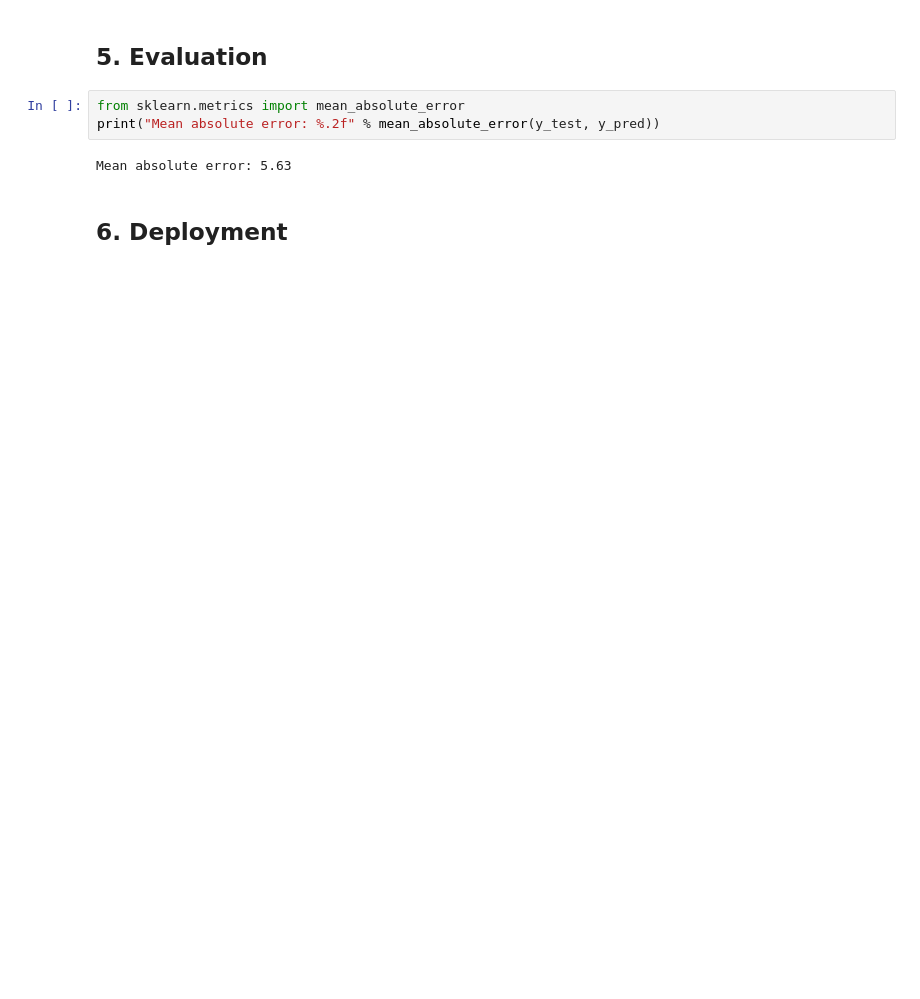
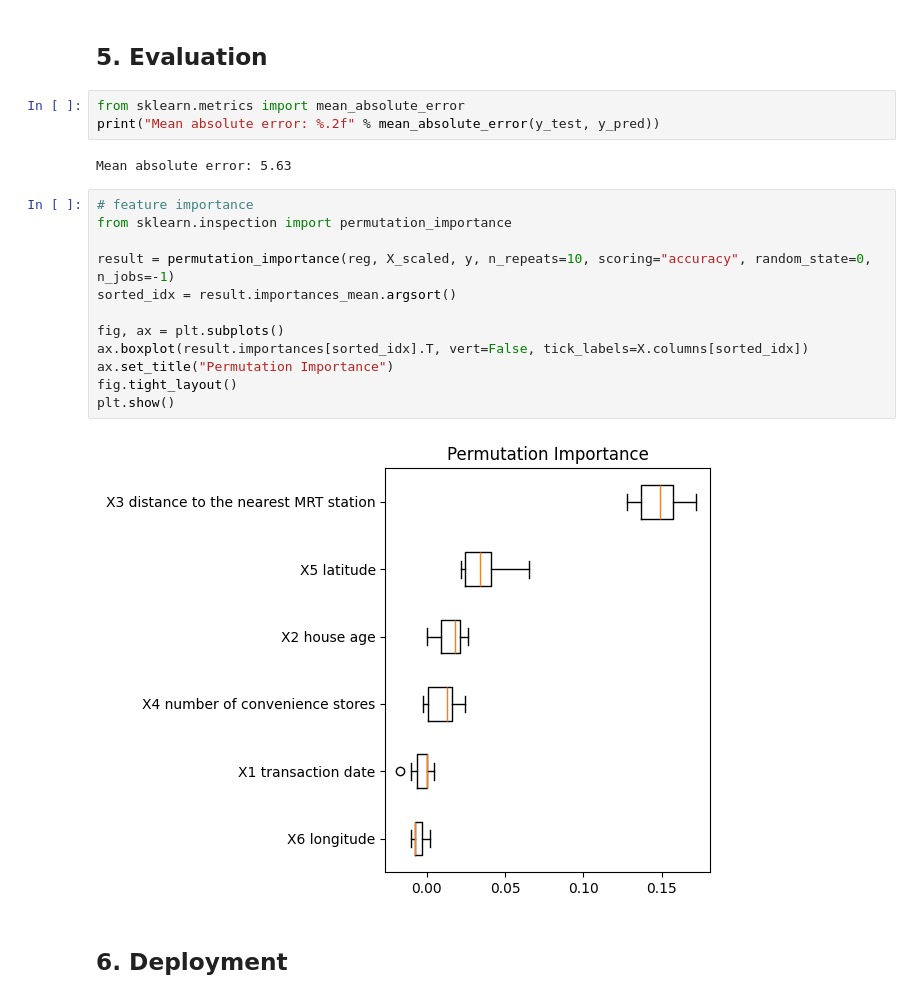
Before and after one commit to SamuliLam/dkko, a Jupyter notebook: linearandlogisticregression.ipynb, the cells around one changed output. Cells and saved outputs as stored; diff of their text form; blank space fills up the shorter version.

```diff
--- a/linearandlogisticregression.ipynb
+++ b/linearandlogisticregression.ipynb
@@ -110,5 +112,19 @@ from sklearn.metrics import mean_absolute_error
 print("Mean absolute error: %.2f" % mean_absolute_error(y_test, y_pred))
 # %% [output]
 Mean absolute error: 5.63
+# %%
+# feature importance
+from sklearn.inspection import permutation_importance
+
+result = permutation_importance(reg, X_scaled, y, n_repeats=10, scoring="accuracy", random_state=0, n_jobs=-1)
+sorted_idx = result.importances_mean.argsort()
+
+fig, ax = plt.subplots()
+ax.boxplot(result.importances[sorted_idx].T, vert=False, tick_labels=X.columns[sorted_idx])
+ax.set_title("Permutation Importance")
+fig.tight_layout()
+plt.show()
+# %% [output]
+[figure, added]
 # %% [markdown]
 ## 6. Deployment
```
Also changed, not shown: parts of 3 cells of this notebook.
